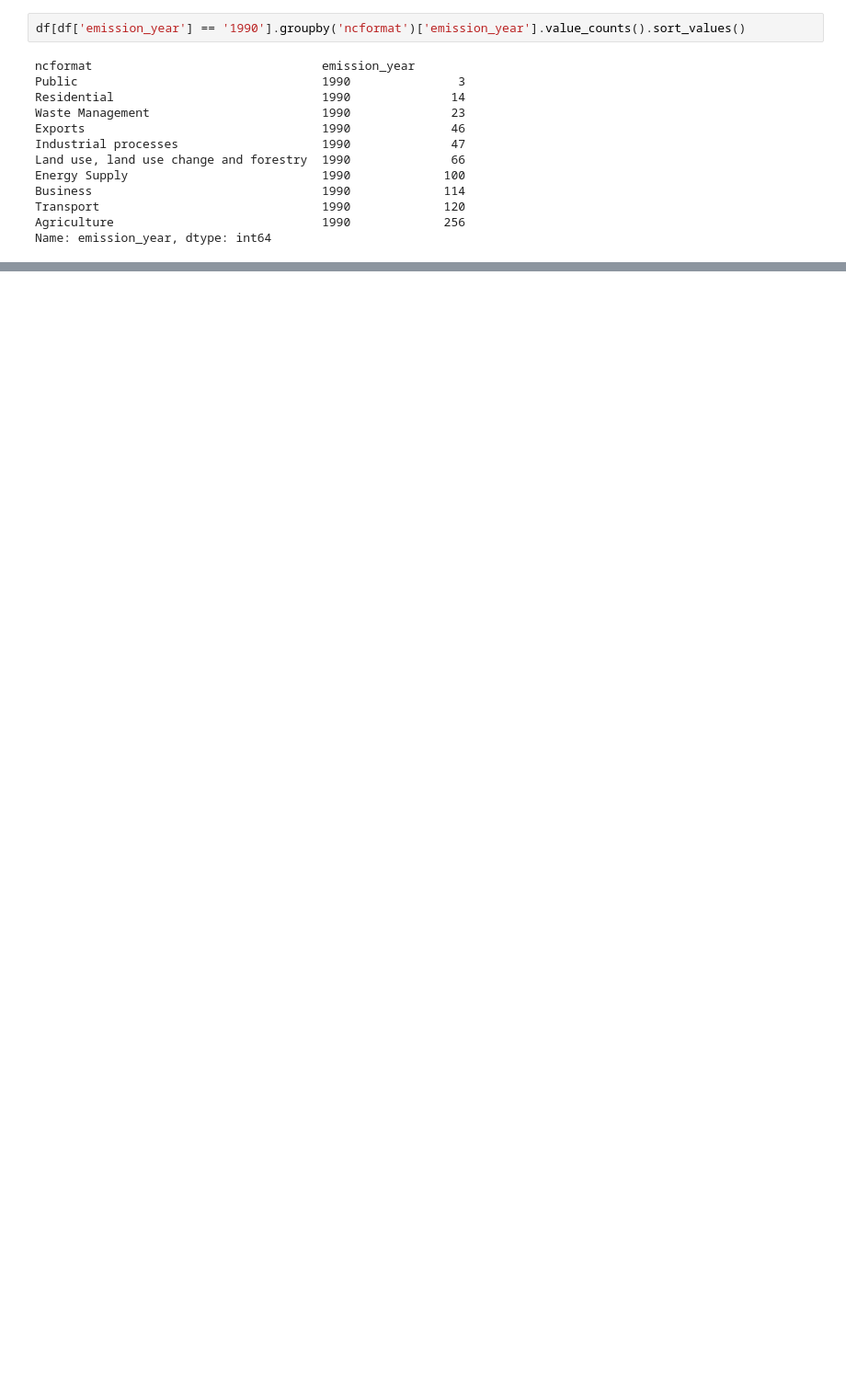
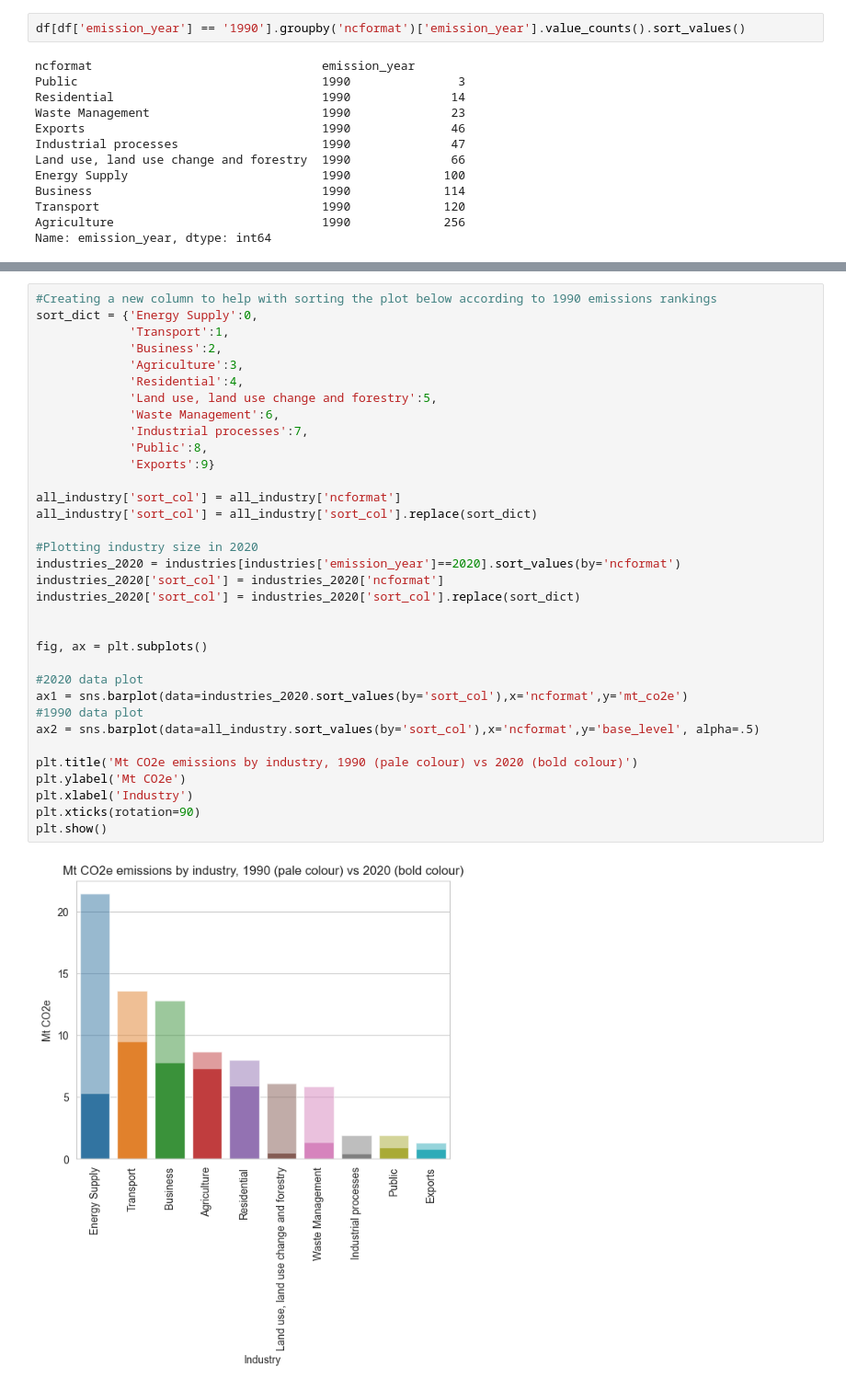
Before and after one commit to cassbc/PythonPortfolio, a Jupyter notebook: Scottish Government GHG commitment.ipynb, the cells around one changed output, grey strips where cells are left out. Shown at 92% size. Cells and saved outputs as stored; diff of their text form; blank space fills up the shorter version.

```diff
--- a/Scottish Government GHG commitment.ipynb
+++ b/Scottish Government GHG commitment.ipynb
@@ -235,0 +292,36 @@ More intensive industries that lag behind are Transport, Agriculture and Residen
+# %%
+#Creating a new column to help with sorting the plot below according to 1990 emissions rankings
+sort_dict = {'Energy Supply':0,
+             'Transport':1,
+             'Business':2,
+             'Agriculture':3,
+             'Residential':4,
+             'Land use, land use change and forestry':5,
+             'Waste Management':6,
+             'Industrial processes':7,
+             'Public':8,
+             'Exports':9}
+
+all_industry['sort_col'] = all_industry['ncformat']
+all_industry['sort_col'] = all_industry['sort_col'].replace(sort_dict)
+
+#Plotting industry size in 2020
+industries_2020 = industries[industries['emission_year']==2020].sort_values(by='ncformat')
+industries_2020['sort_col'] = industries_2020['ncformat']
+industries_2020['sort_col'] = industries_2020['sort_col'].replace(sort_dict)
+
+
+fig, ax = plt.subplots()
+
+#2020 data plot
+ax1 = sns.barplot(data=industries_2020.sort_values(by='sort_col'),x='ncformat',y='mt_co2e')
+#1990 data plot
+ax2 = sns.barplot(data=all_industry.sort_values(by='sort_col'),x='ncformat',y='base_level', alpha=.5)
+
+plt.title('Mt CO2e emissions by industry, 1990 (pale colour) vs 2020 (bold colour)')
+plt.ylabel('Mt CO2e')
+plt.xlabel('Industry')
+plt.xticks(rotation=90)
+plt.show()
+# %% [output]
+[figure, added]
```
Also changed, not shown: parts of 42 cells of this notebook.
